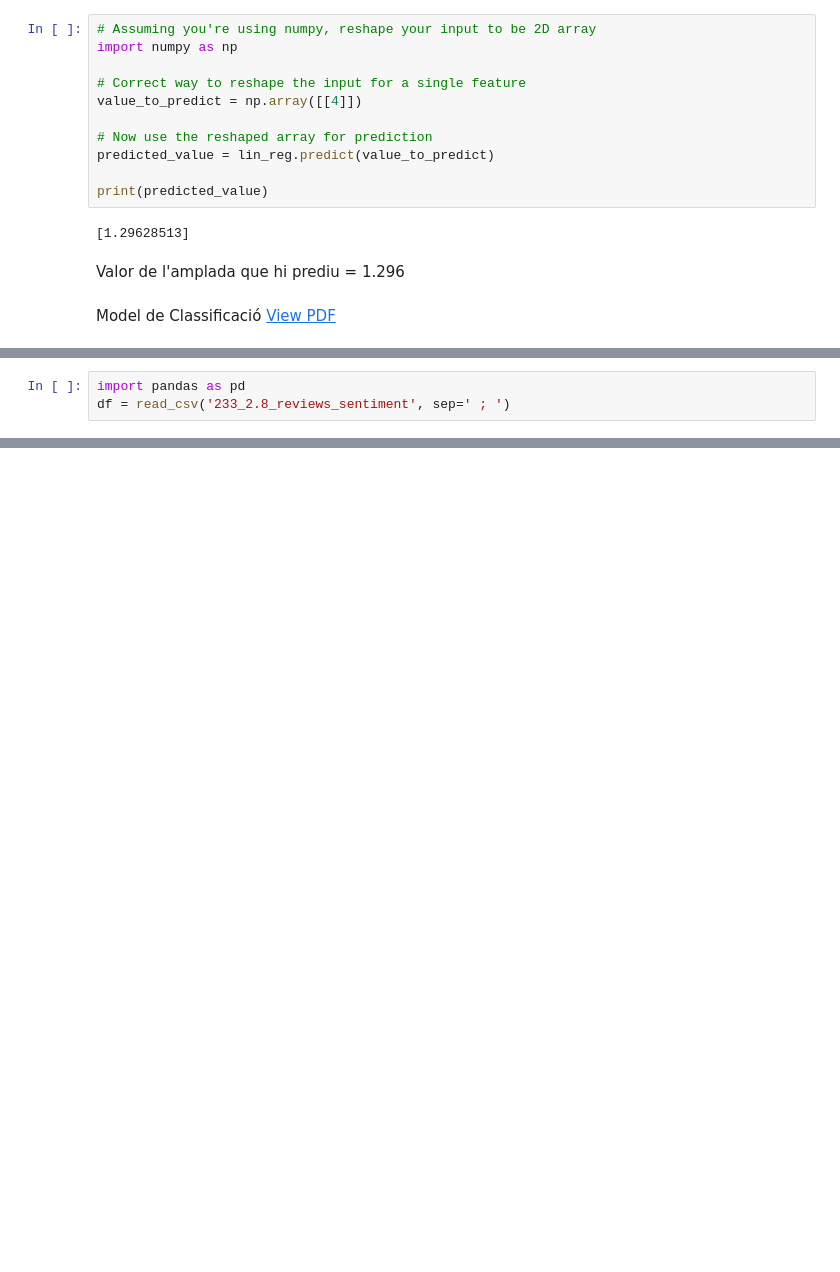
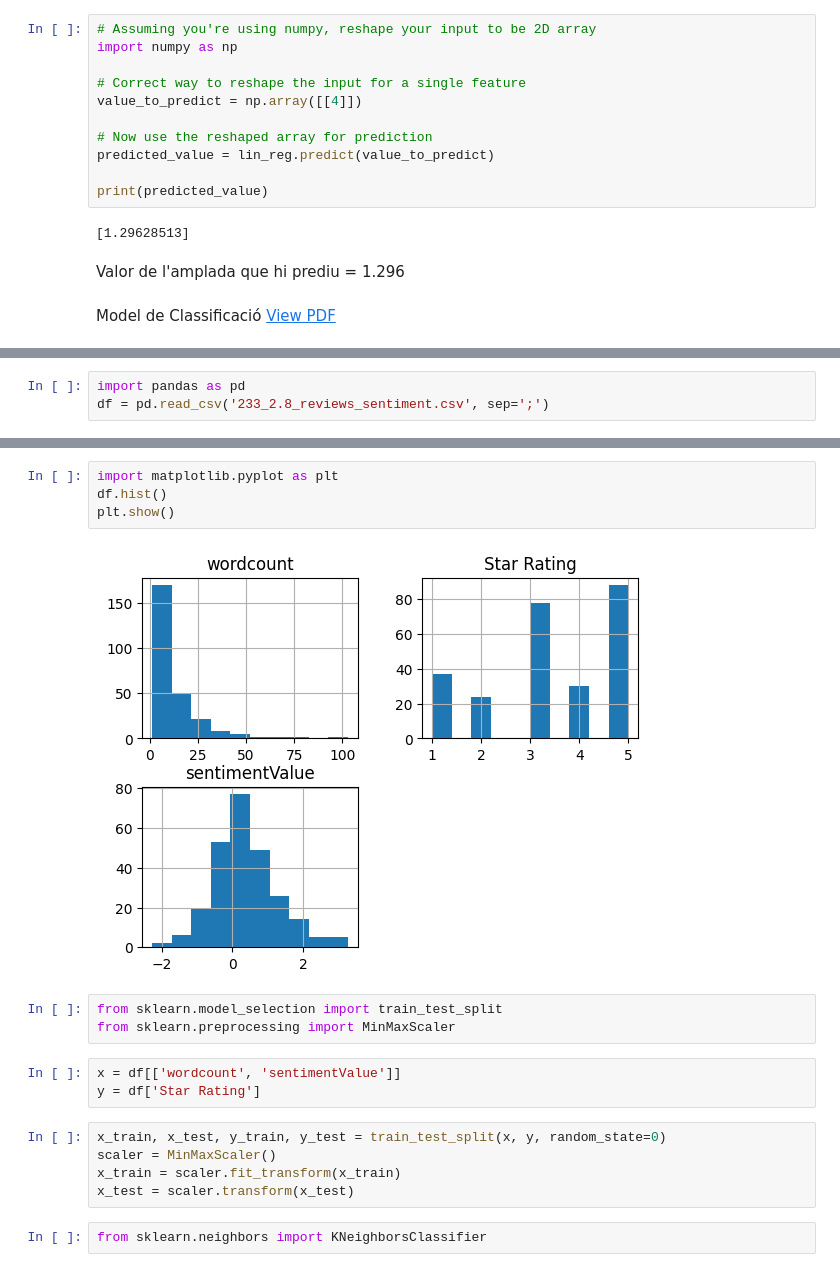
Before and after one commit to OYanez85/Introduccio_a_la_ciencia_de-Dades_Cibernarium, a Jupyter notebook: curs_233_2.3.ipynb, the cells around one changed output, grey strips where cells are left out. Drawn from its saved outputs; the diff is of its cells as text; blank space fills up the shorter version.

```diff
--- a/curs_233_2.3.ipynb
+++ b/curs_233_2.3.ipynb
@@ -202,4 +202,4 @@ Model de Classificació [View PDF](https://github.com/OYanez85/Introduccio_a_la_
 ![image.png](attachment:image.png)
 # %%
 import pandas as pd
-df = read_csv('233_2.8_reviews_sentiment', sep=' ; ')
+df = pd.read_csv('233_2.8_reviews_sentiment.csv', sep=';')
@@ -207,0 +218,19 @@ NameError: name 'read_csv' is not defined
+# %%
+import matplotlib.pyplot as plt
+df.hist()
+plt.show()
+# %% [output]
+[figure, added]
+# %%
+from sklearn.model_selection import train_test_split
+from sklearn.preprocessing import MinMaxScaler
+# %%
+x = df[['wordcount', 'sentimentValue']]
+y = df['Star Rating']
+# %%
+x_train, x_test, y_train, y_test = train_test_split(x, y, random_state=0)
+scaler = MinMaxScaler()
+x_train = scaler.fit_transform(x_train)
+x_test = scaler.transform(x_test)
+# %%
+from sklearn.neighbors import KNeighborsClassifier
```
Also changed, not shown: parts of 12 cells of this notebook.
